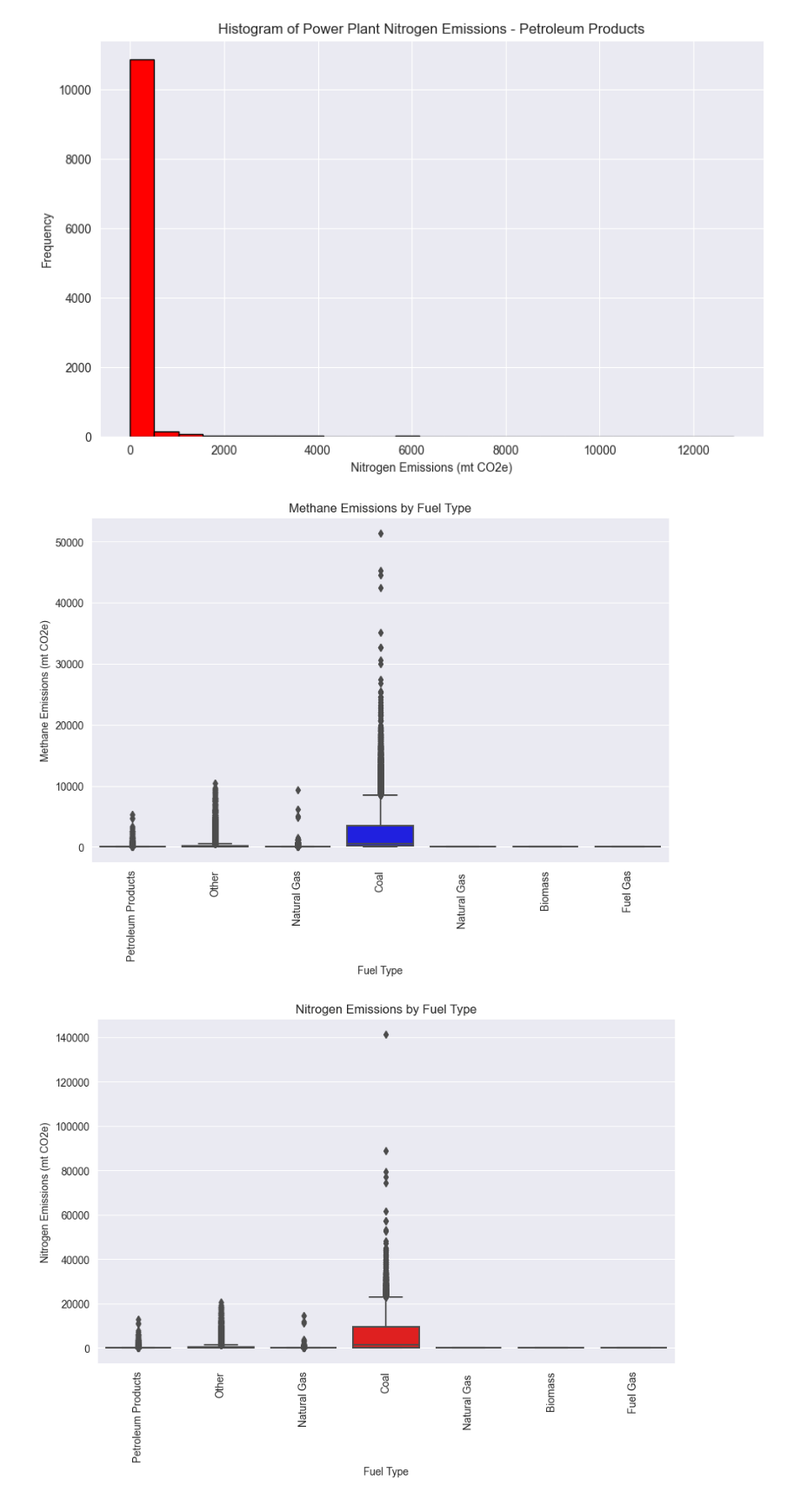
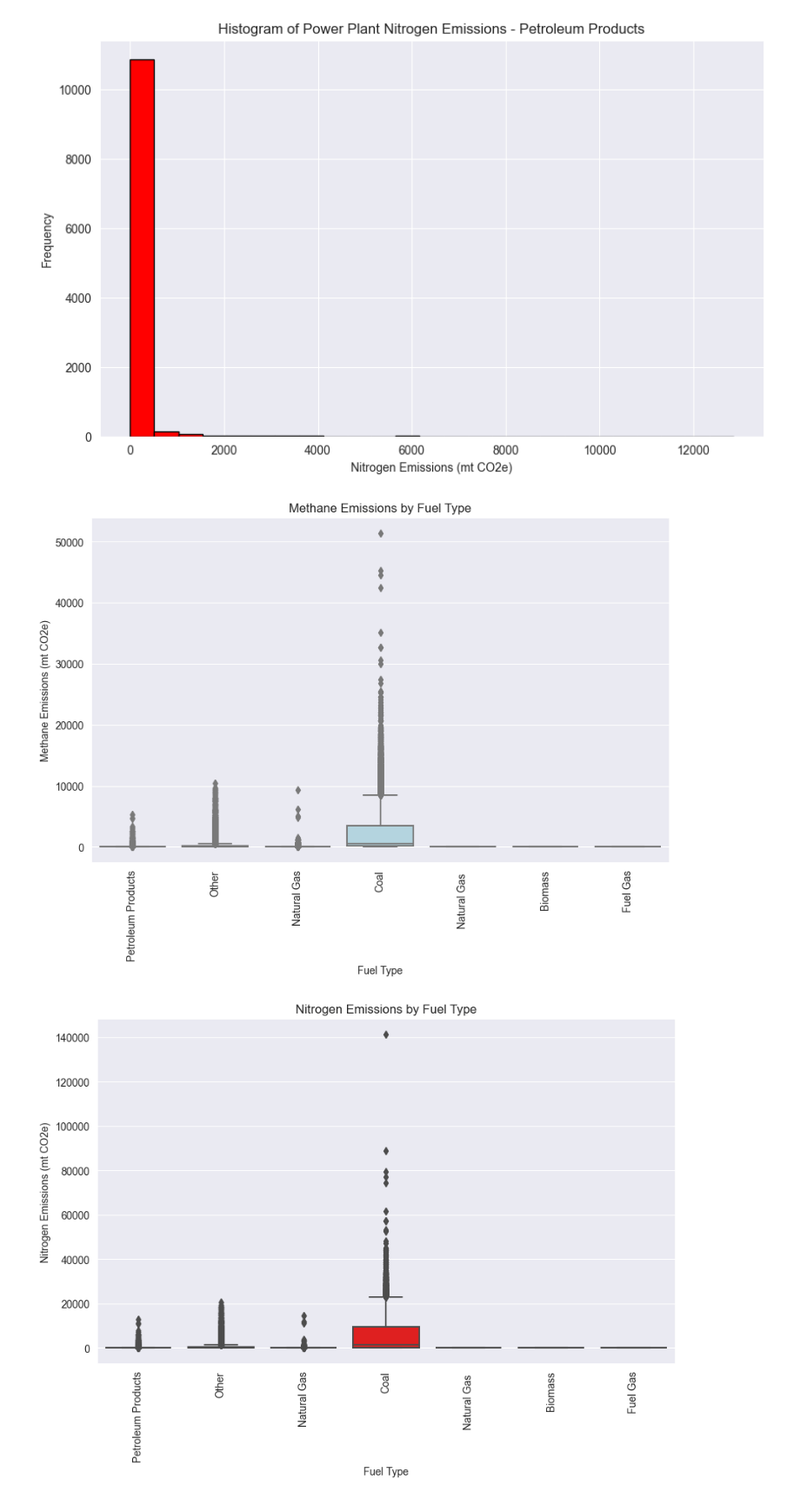
Before and after one commit to bhansea/SustainabilityMQP, a Jupyter notebook: FuelEmissionsSP.ipynb, the cells around one changed output. Shown at 87% size. Drawn from its saved outputs; the diff is of its cells as text; code cells hidden in the pictures.

```diff
--- a/FuelEmissionsSP.ipynb
+++ b/FuelEmissionsSP.ipynb
@@ -443,15 +445,15 @@ plt.show()
 # %%
 import seaborn as sns
 
 plt.figure(figsize=(10, 6))
-sns.boxplot(x='General Fuel Type', y='Fuel Methane (CH4) emissions (mt CO2e)', data=data, color='blue')
+sns.boxplot(x='General Fuel Type', y='Fuel Methane (CH4) emissions (mt CO2e)', data=data, color='lightblue')
 plt.title('Methane Emissions by Fuel Type')
 plt.xlabel('Fuel Type')
 plt.ylabel('Methane Emissions (mt CO2e)')
 plt.xticks(rotation=90)
 plt.show()
 # %% [output]
-[figure, old version]
+[figure, new version]
 # %%
 plt.figure(figsize=(10, 6))
 sns.boxplot(x='General Fuel Type', y='Fuel Nitrous Oxide (N2O) emissions (mt CO2e)', data=data, color='red')
```
Also changed, not shown: parts of 2 cells of this notebook, 1 other file.
